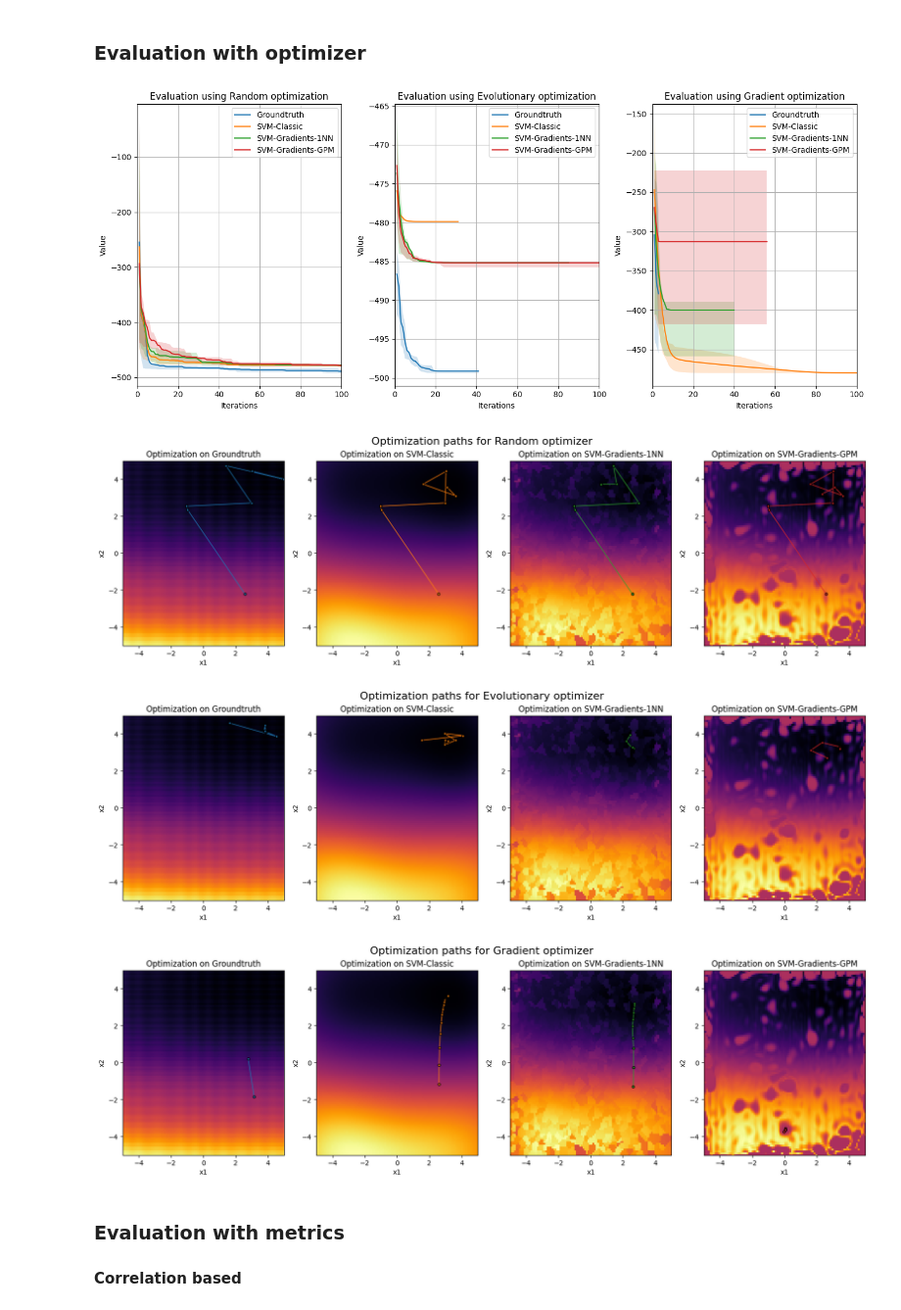
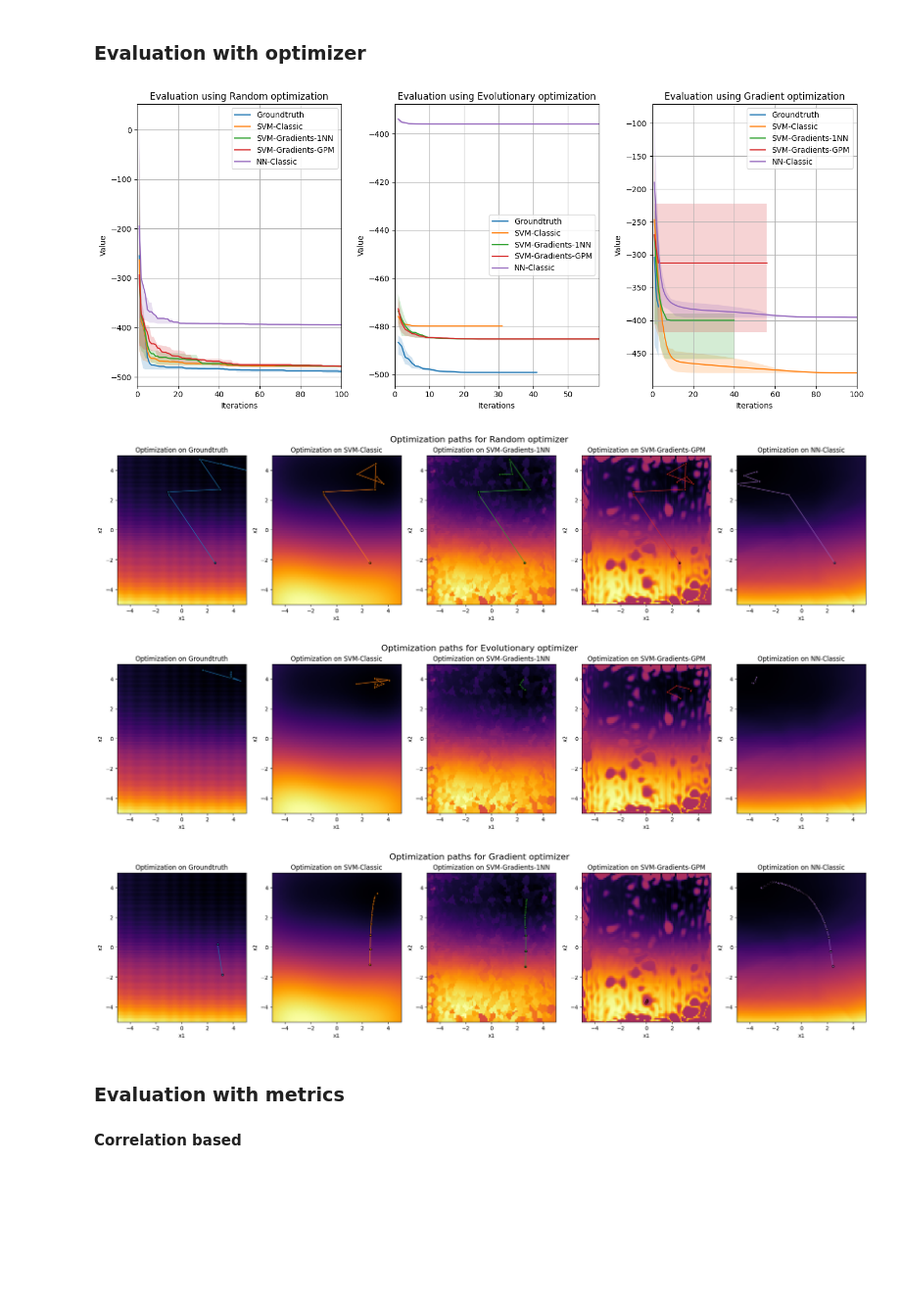
Before and after one commit to mo374z/OptimizationTestfunctionGeneration, a Jupyter notebook: main/f3_simulation.ipynb, the cells around one changed output. Shown at 98% size. Cells and saved outputs as stored; diff of their text form; code cells hidden in the pictures; blank space fills up the shorter version.

```diff
--- a/main/f3_simulation.ipynb
+++ b/main/f3_simulation.ipynb
@@ -90,0 +96,8 @@ def svm_grad_gpm(X):
+# %%
+input_dim = 2
+hidden_dim = 16
+hidden_layers = 8
+# %%
+nn_classic = model.NN1(input_dim, hidden_dim, hidden_layers)
+sd = torch.load("../models/model_classic_f03.pt")
+nn_classic.load_state_dict(sd)
@@ -131,13 +156,15 @@ tbd
 svm_classic_f = lambda x: svm_p3.predict(x.reshape(1, -1) if len(x.shape) == 1 else x)
 svm_grads_1nn_f = lambda x: svm_grad_1nn(x.reshape(1, -1) if len(x.shape) == 1 else x)
 svm_grads_gpm_f= lambda x: svm_grad_gpm(x.reshape(1, -1) if len(x.shape) == 1 else x)
-problem_f03_ = lambda x: problem_f03(x.reshape(1, -1) if len(x.shape) == 1 else x)
+problem_f03_ = lambda x: (problem_f03(x.reshape(1, -1) if len(x.shape) == 1 else x))
+nn_classic_f = lambda x: ((nn_classic(x.reshape(1, -1) if len(x.shape) == 1 else x).detach().numpy()*500)-300).flatten().astype(np.float64)
 
 functions = [
                [problem_f03_, 'Groundtruth']
              , [svm_classic_f, 'SVM-Classic']
              , [svm_grads_1nn_f, 'SVM-Gradients-1NN']
              , [svm_grads_gpm_f, 'SVM-Gradients-GPM']
+             , [nn_classic_f, 'NN-Classic']
 ]
 # %%
 seed = 1
@@ -154,15 +181,15 @@ plt.xlim(0,100)
 plt.tight_layout()
 plt.show()
 # %% [output]
-[figure, old version]
+[figure, new version]
 # %%
-plot_optimization_paths(functions, 'Random', n_dim=2, n_times=20, i_evaluations=100, colors=['tab:blue', 'tab:orange', 'tab:green', 'tab:red'], seed=seed).show()
-plot_optimization_paths(functions, 'Evolutionary', n_dim=2, n_times=20, i_evaluations=100, colors=['tab:blue', 'tab:orange', 'tab:green', 'tab:red'], seed=seed).show()
-plot_optimization_paths(functions, 'Gradient', n_dim=2, n_times=20, i_evaluations=100, colors=['tab:blue', 'tab:orange', 'tab:green', 'tab:red'], seed=seed, epsilon=epsilon).show()
+plot_optimization_paths(functions, 'Random', n_dim=2, n_times=20, i_evaluations=100, colors=['tab:blue', 'tab:orange', 'tab:green', 'tab:red', 'tab:purple'], seed=seed).show()
+plot_optimization_paths(functions, 'Evolutionary', n_dim=2, n_times=20, i_evaluations=100, colors=['tab:blue', 'tab:orange', 'tab:green', 'tab:red', 'tab:purple'], seed=seed).show()
+plot_optimization_paths(functions, 'Gradient', n_dim=2, n_times=20, i_evaluations=100, colors=['tab:blue', 'tab:orange', 'tab:green', 'tab:red', 'tab:purple'], seed=seed, epsilon=epsilon).show()
 # %% [output]
-[figure, old version]
+[figure, new version]
-[figure, old version]
+[figure, new version]
-[figure, old version]
+[figure, new version]
 # %% [markdown]
 ### Evaluation with metrics
 
```
Also changed, not shown: parts of 15 cells of this notebook, 3 other files.
